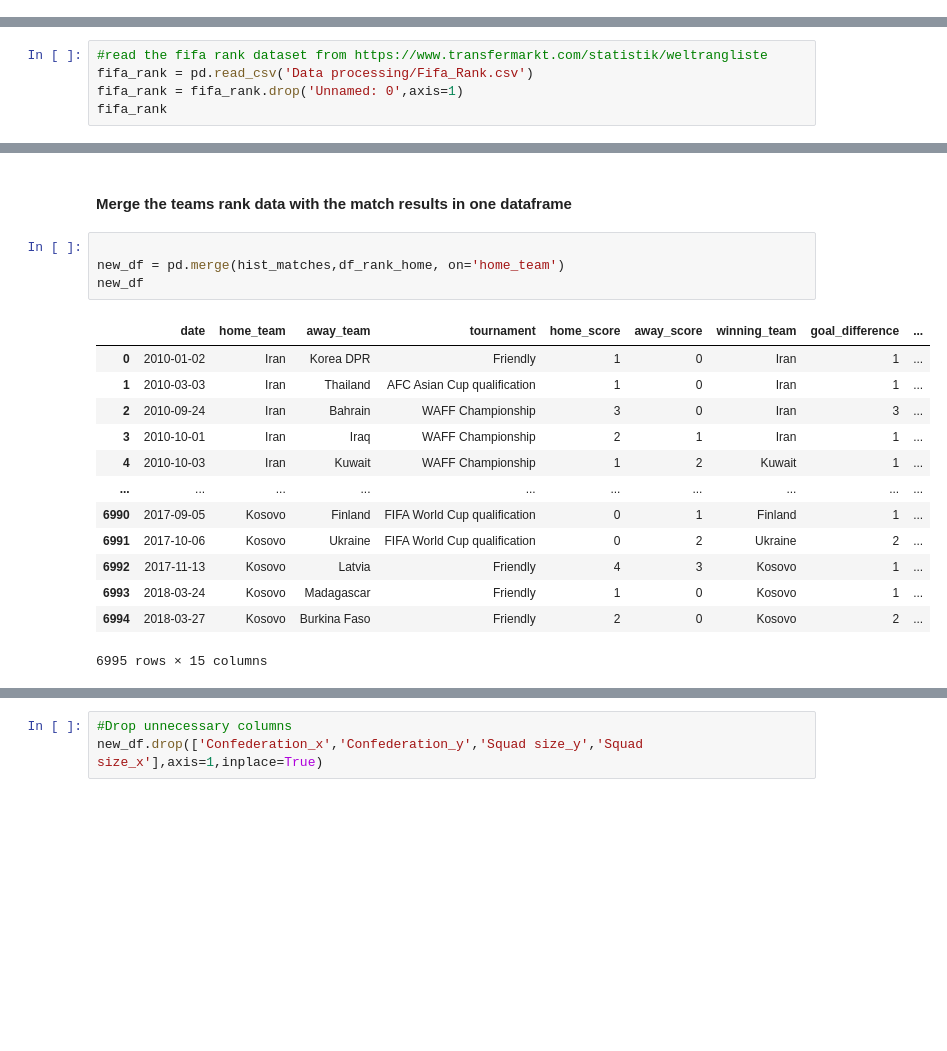
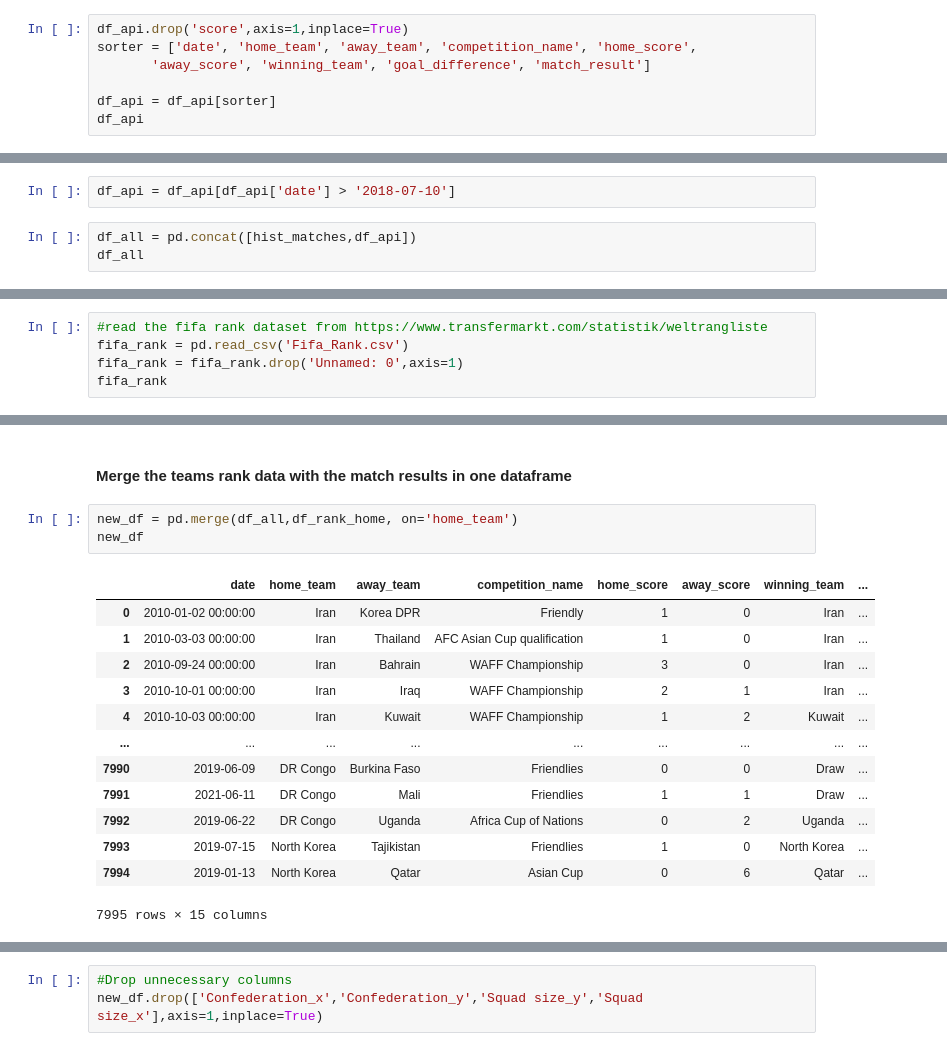
Before and after one commit to SoccerPred/stunning-octo-train, a Jupyter notebook: Model 2/build_data_for_model2.ipynb, the cells around one changed output, grey strips where cells are left out. Saved outputs shown, nothing was run; the diff lists cells and outputs as text; blank space fills up the shorter version.

Commit message:
update the file to include the new data

```diff
--- a/Model 2/build_data_for_model2.ipynb
+++ b/Model 2/build_data_for_model2.ipynb
@@ -129,0 +235,7 @@ See the caveats in the documentation: https://pandas.pydata.org/pandas-docs/stab
+# %%
+df_api.drop('score',axis=1,inplace=True)
+sorter = ['date', 'home_team', 'away_team', 'competition_name', 'home_score',
+       'away_score', 'winning_team', 'goal_difference', 'match_result']
+
+df_api = df_api[sorter]
+df_api
@@ -129,0 +256,5 @@ See the caveats in the documentation: https://pandas.pydata.org/pandas-docs/stab
+# %%
+df_api = df_api[df_api['date'] > '2018-07-10']
+# %%
+df_all = pd.concat([hist_matches,df_api])
+df_all
@@ -130,6 +277,6 @@ See the caveats in the documentation: https://pandas.pydata.org/pandas-docs/stab
 # %%
 #read the fifa rank dataset from https://www.transfermarkt.com/statistik/weltrangliste
-fifa_rank = pd.read_csv('Data processing/Fifa_Rank.csv')
+fifa_rank = pd.read_csv('Fifa_Rank.csv')
 fifa_rank = fifa_rank.drop('Unnamed: 0',axis=1)
 fifa_rank
 # %% [output]
@@ -174,23 +321,22 @@ df_rank_away = fifa_rank.rename(columns={'Nation':'away_team','Avg. age':'away_t
 # %% [markdown]
 #### Merge the teams rank data with the match results in one dataframe
 # %%
-
-new_df = pd.merge(hist_matches,df_rank_home, on='home_team')
+new_df = pd.merge(df_all,df_rank_home, on='home_team')
 new_df
 # %% [output]
-|  | date | home_team | away_team | tournament | home_score | away_score | winning_team | goal_difference | ... |
-| 0 | 2010-01-02 | Iran | Korea DPR | Friendly | 1 | 0 | Iran | 1 | ... |
-| 1 | 2010-03-03 | Iran | Thailand | AFC Asian Cup qualification | 1 | 0 | Iran | 1 | ... |
-| 2 | 2010-09-24 | Iran | Bahrain | WAFF Championship | 3 | 0 | Iran | 3 | ... |
-| 3 | 2010-10-01 | Iran | Iraq | WAFF Championship | 2 | 1 | Iran | 1 | ... |
-| 4 | 2010-10-03 | Iran | Kuwait | WAFF Championship | 1 | 2 | Kuwait | 1 | ... |
-| ... | ... | ... | ... | ... | ... | ... | ... | ... | ... |
-| 6990 | 2017-09-05 | Kosovo | Finland | FIFA World Cup qualification | 0 | 1 | Finland | 1 | ... |
-| 6991 | 2017-10-06 | Kosovo | Ukraine | FIFA World Cup qualification | 0 | 2 | Ukraine | 2 | ... |
-| 6992 | 2017-11-13 | Kosovo | Latvia | Friendly | 4 | 3 | Kosovo | 1 | ... |
-| 6993 | 2018-03-24 | Kosovo | Madagascar | Friendly | 1 | 0 | Kosovo | 1 | ... |
-| 6994 | 2018-03-27 | Kosovo | Burkina Faso | Friendly | 2 | 0 | Kosovo | 2 | ... |
+|  | date | home_team | away_team | competition_name | home_score | away_score | winning_team | ... |
+| 0 | 2010-01-02 00:00:00 | Iran | Korea DPR | Friendly | 1 | 0 | Iran | ... |
+| 1 | 2010-03-03 00:00:00 | Iran | Thailand | AFC Asian Cup qualification | 1 | 0 | Iran | ... |
+| 2 | 2010-09-24 00:00:00 | Iran | Bahrain | WAFF Championship | 3 | 0 | Iran | ... |
+| 3 | 2010-10-01 00:00:00 | Iran | Iraq | WAFF Championship | 2 | 1 | Iran | ... |
+| 4 | 2010-10-03 00:00:00 | Iran | Kuwait | WAFF Championship | 1 | 2 | Kuwait | ... |
+| ... | ... | ... | ... | ... | ... | ... | ... | ... |
+| 7990 | 2019-06-09 | DR Congo | Burkina Faso | Friendlies | 0 | 0 | Draw | ... |
+| 7991 | 2021-06-11 | DR Congo | Mali | Friendlies | 1 | 1 | Draw | ... |
+| 7992 | 2019-06-22 | DR Congo | Uganda | Africa Cup of Nations | 0 | 2 | Uganda | ... |
+| 7993 | 2019-07-15 | North Korea | Tajikistan | Friendlies | 1 | 0 | North Korea | ... |
+| 7994 | 2019-01-13 | North Korea | Qatar | Asian Cup | 0 | 6 | Qatar | ... |
-6995 rows × 15 columns
+7995 rows × 15 columns
 # %%
 new_df = pd.merge(new_df,df_rank_away, on='away_team')
 new_df
```
Also changed, not shown: parts of 26 cells of this notebook.
